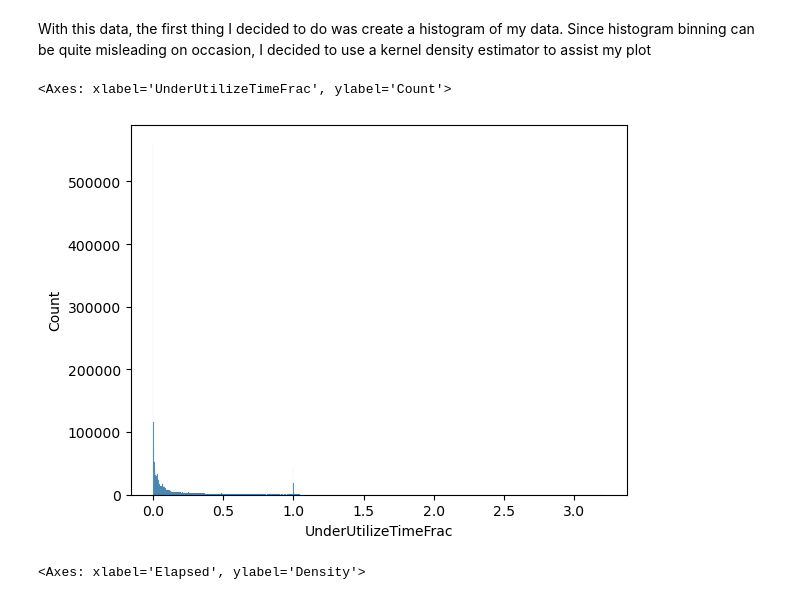
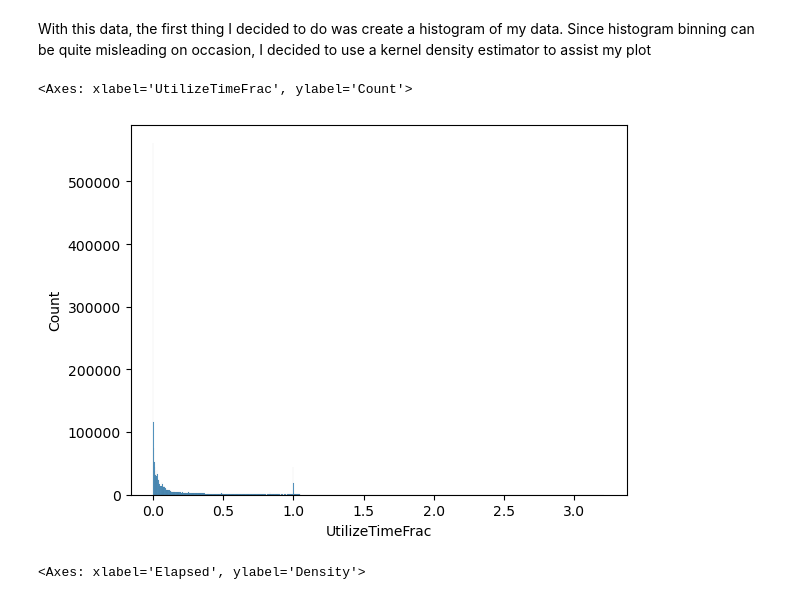
Before and after one commit to tairaeli/ICER_user_data_analytics, a Jupyter notebook: reproducibility/RQ1/create_underutilizer_plots.ipynb, the cells around one changed output. Drawn from its saved outputs; the diff is of its cells as text; code cells hidden in the pictures.

Commit message:
adding new function

```diff
--- a/reproducibility/RQ1/create_underutilizer_plots.ipynb
+++ b/reproducibility/RQ1/create_underutilizer_plots.ipynb
@@ -20,42 +20,29 @@ slurm.head()
 5 rows × 26 columns
 # %%
 # defining some functions
-def FindUnterutilizerSLURM(data, time_threshold, cpu_threshold, nodes_threshold, memory_threshold):
+def CalculateUtilization(data):
     """
-    Identifies SLURM job records that underutilize allocated resources compared to requested ones. Each
-    resource (time, CPU, nodes, memory) is evaluated against its threshold; jobs that exceed any threshold
-    are included in the output. The function returns a DataFrame listing underutilizing jobs along with
-    the amount by which they underutilize each resource.
+    Runs through each requested resource (time, CPU, nodes, memory) and determines the fraction of
+    requested resources that they actually used
 
     Parameters:
     :param data: DataFrame with SLURM job records.
-    :param time_threshold: Minimum hours a job must underutilize its allocated time to be included.
-    :param cpu_threshold: Minimum number of CPUs a job must underutilize to be included.
-    :param nodes_threshold: Minimum number of nodes a job must underutilize to be included.
-    :param memory_threshold: Minimum fraction (decimal, not percentage) of memory underutilization for inclusion.
 
     Returns:
-    DataFrame with columns for 'User', 'JobID', 'Group', 'State', 'Account', and underutilized resources.
+    DataFrame with columns for 'User', 'JobID', 'Group', 'State', 'Account', and utilization fractions.
     """
 
     # Calculate underutilized resources
-    data['UnderUtilizeCPU'] = data.ReqCPUS - data.AllocCPUS
-    data['UnderUtilizeNodes'] = data.ReqNodes - data.NNodes
-    data['UnderUtilizeTimeFrac'] = data['Elapsed'] / data['Timelimit']
-    data['UnderUtilizeMemory'] = data['MaxRSS_MB'] / data['ReqMem_MB']
-
-    # Apply thresholds and filter rows
-    # filtered_data = data.loc[
-    #     (data['UnderUtilizeCPU'] > cpu_threshold) |
-    #     (data['UnderUtilizeNodes'] > nodes_threshold) |
-    #     (data['UnderUtilizeTimeFrac'] > time_threshold) |
-    #     (data['UnderUtilizeMemory'] > memory_threshold)
-    # ]
+    data['UtilizeCPUFrac'] = data.ReqCPUS/data.AllocCPUS
+    data['UtilizeNodesFrac'] = data.ReqNodes/data.NNodes
+    data['UtilizeTimeFrac'] = data['Elapsed'] / data['Timelimit']
+    data['UtilizeMemoryFrac'] = data['MaxRSS_MB'] / data['ReqMem_MB']
 
     return data[['User', 'JobID', 'Group', 'State', 'Account',
-                          'Timelimit', 'UnderUtilizeTimeFrac',
-                          'UnderUtilizeCPU', 'UnderUtilizeNodes',
-                          'ReqMem_MB', 'UnderUtilizeMemory']]
+                          'Timelimit', 'UtilizeTimeFrac',
+                          'ReqCPUS','UtilizeCPUFrac','ReqNodes',
+                          'UtilizeNodesFrac', 'ReqMem_MB',
+                          'UtilizeMemoryFrac']]
 
 
 def parse_time_string(time_str):
@@ -100,6 +87,6 @@ slurm["MaxRSS_MB"] = slurm["MaxRSS"].apply(convert_memory)
 slurm["ReqMem_MB"] = slurm["ReqMem"].apply(convert_memory)
 # %%
 # function to find underutilizers
-underutilizers = FindUnterutilizerSLURM(slurm, time_threshold=0.9, cpu_threshold=0, nodes_threshold=3, memory_threshold=0.95)
-underutilizers.head()
+underutilizers = CalculateUtilization(slurm)
+underutilizers.dropna().head(10)
 # %% [output]
@@ -112,10 +104,10 @@ underutilizers.head()
 # %% [markdown]
 With this data, the first thing I decided to do was create a histogram of my data. Since histogram binning can be quite misleading on occasion, I decided to use a kernel density estimator to assist my plot
 # %%
-sns.histplot(underutilizers.UnderUtilizeTimeFrac)
+sns.histplot(underutilizers.UtilizeTimeFrac)
 # %% [output]
-<Axes: xlabel='UnderUtilizeTimeFrac', ylabel='Count'>
+<Axes: xlabel='UtilizeTimeFrac', ylabel='Count'>
-[figure, old version]
+[figure, new version]
 # %%
 sns.kdeplot(slurm['Elapsed'])
 # %% [output]
```
Also changed, not shown: parts of 8 cells of this notebook, 1 other file.
